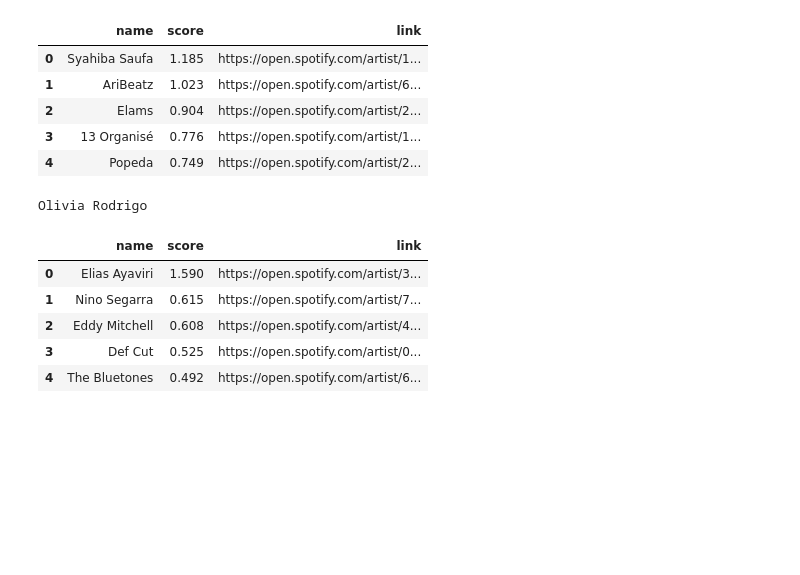
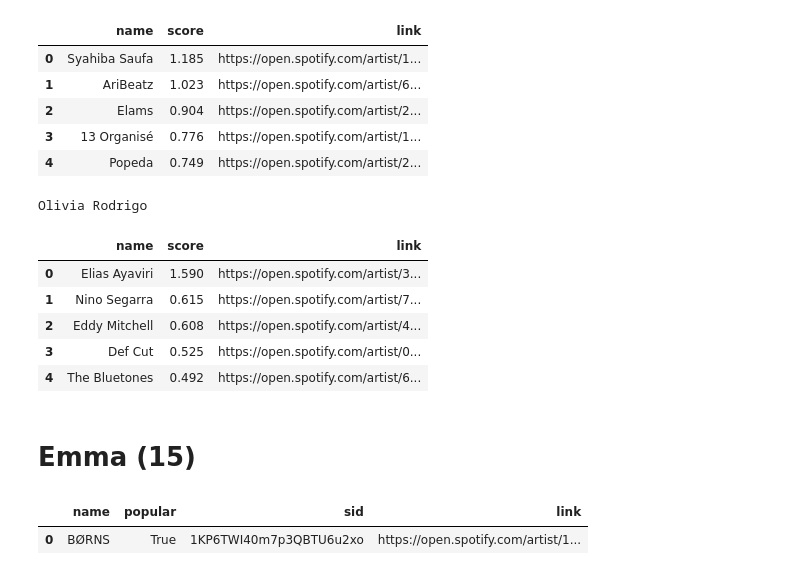
Before and after one commit to TylerJang27/Twitifynd, a Jupyter notebook: Survey Results.ipynb, the cells around one changed output. Saved outputs shown, nothing was run; the diff lists cells and outputs as text; code cells hidden in the pictures; blank space fills up the shorter version.

```diff
--- a/Survey Results.ipynb
+++ b/Survey Results.ipynb
@@ -199,3 +199,10 @@ Olivia Rodrigo
 | 2 | Eddy Mitchell | 0.608 | https://open.spotify.com/artist/4... |
 | 3 | Def Cut | 0.525 | https://open.spotify.com/artist/0... |
 | 4 | The Bluetones | 0.492 | https://open.spotify.com/artist/6... |
+# %% [markdown]
+# Emma (15)
+# %%
+f4.t_uname_find('bornsmusic')
+# %% [output]
+|  | name | popular | sid | link |
+| 0 | BØRNS | True | 1KP6TWI40m7p3QBTU6u2xo | https://open.spotify.com/artist/1... |
```
Also changed, not shown: parts of 20 cells of this notebook.
